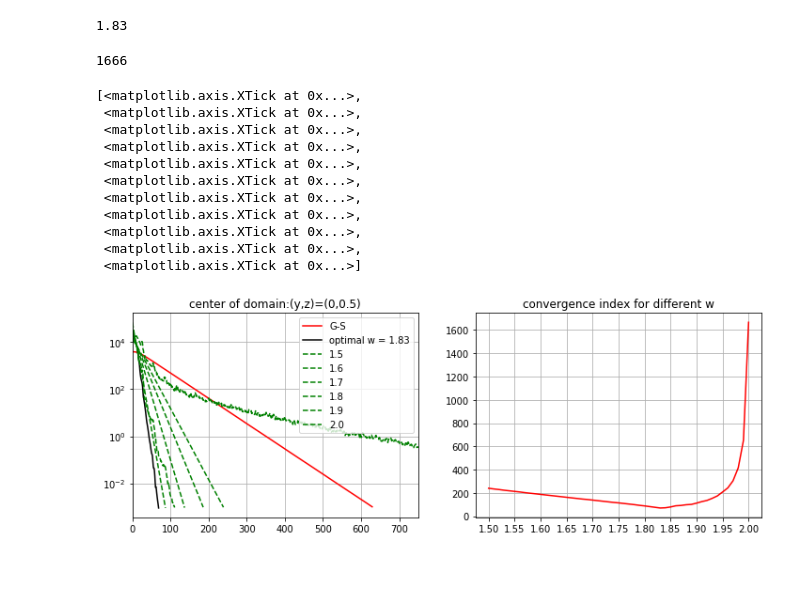
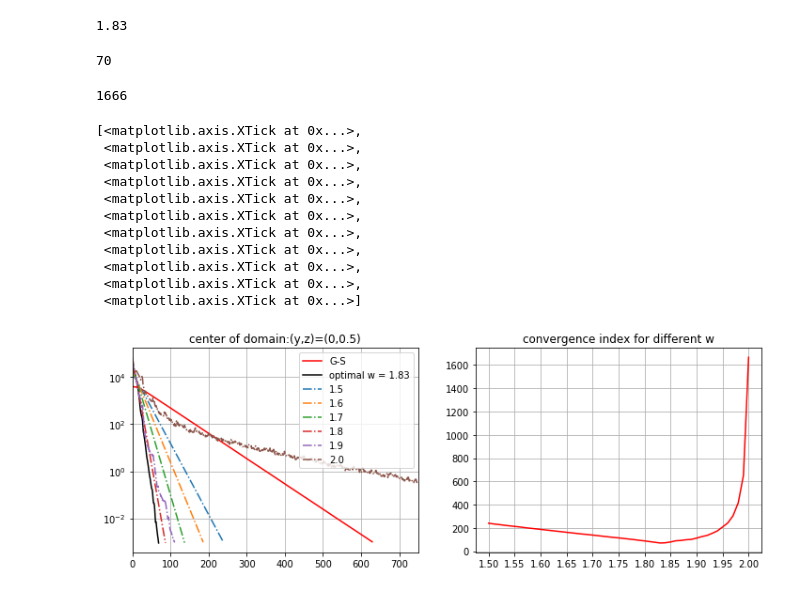
Before and after one commit to dozerlcl/assignments_2020_nju_meteorology, a Jupyter notebook: numerical_PDE/P_set7/test1.ipynb, the cells around one changed output. Saved outputs shown, nothing was run; the diff lists cells and outputs as text; code cells hidden in the pictures.

```diff
--- a/numerical_PDE/P_set7/test1.ipynb
+++ b/numerical_PDE/P_set7/test1.ipynb
@@ -194,6 +194,10 @@ ind_optimal = ind_err_sor_w.index(min(ind_err_sor_w))
 test_w[ind_optimal]
 # %% [output]
 1.83
+# %%
+ind_err_sor_w[ind_optimal]
+# %% [output]
+70
 # %%
 # w=2 , 1666步收敛
 ind_err_sor_w[50]
@@ -209,32 +213,32 @@ fig,ax = plt.subplots(1,2,figsize=(12,4))
 # custom_ylim = (0, 5.5)
 # Setting the values for all axes.
 ax0=ax[1].plot(test_w, ind_err_sor_w,'-r', label='number')
 # ax0=ax[0].plot(np.linspace(0,ind_err_sor-1,ind_err_sor), abs_err_sor,'-.g', label='center value')
 # plt.setp(ax, xlim=custom_xlim, ylim=custom_ylim)
 # ax.set_xscale('log')
 ax0=ax[0].plot(np.linspace(0,ind_err_gs-1,ind_err_gs), abs_err_gs,'-r', label='G-S')
 ax0=ax[0].plot(np.linspace(0,ind_err_sor_w[ind_optimal]-1,ind_err_sor_w[ind_optimal]), abs_err_sor_w[ind_optimal],'-k', label='optimal w = 1.83')
 for i in range(0,60,10):
-    ax0=ax[0].plot(np.linspace(0,ind_err_sor_w[i]-1,ind_err_sor_w[i]), abs_err_sor_w[i],'--g', label=test_w[i])
+    ax0=ax[0].plot(np.linspace(0,ind_err_sor_w[i]-1,ind_err_sor_w[i]), abs_err_sor_w[i],'-.', label=test_w[i])
 # ax0=ax.plot(np.linspace(0,ind_err-1,ind_err-2), abs(series[0:-2] - series[1:-1]),'--g', label='max difference')
 ax[0].set_yscale("log")
 ax[0].grid()
 ax[0].legend(loc='upperright')
 ax[0].set_title('center of domain:(y,z)=(0,0.5)')
 ax[0].set_xlim(0,750)
 ax[1].set_title('convergence index for different w')
 ax[1].grid()
 ax[1].set_xticks(np.linspace(1.5,2,11))
 # %% [output]
 [<matplotlib.axis.XTick at 0x...>,
  <matplotlib.axis.XTick at 0x...>,
  <matplotlib.axis.XTick at 0x...>,
  <matplotlib.axis.XTick at 0x...>,
  <matplotlib.axis.XTick at 0x...>,
  <matplotlib.axis.XTick at 0x...>,
  <matplotlib.axis.XTick at 0x...>,
  <matplotlib.axis.XTick at 0x...>,
  <matplotlib.axis.XTick at 0x...>,
  <matplotlib.axis.XTick at 0x...>,
  <matplotlib.axis.XTick at 0x...>]
-[figure, old version]
+[figure, new version]
```
